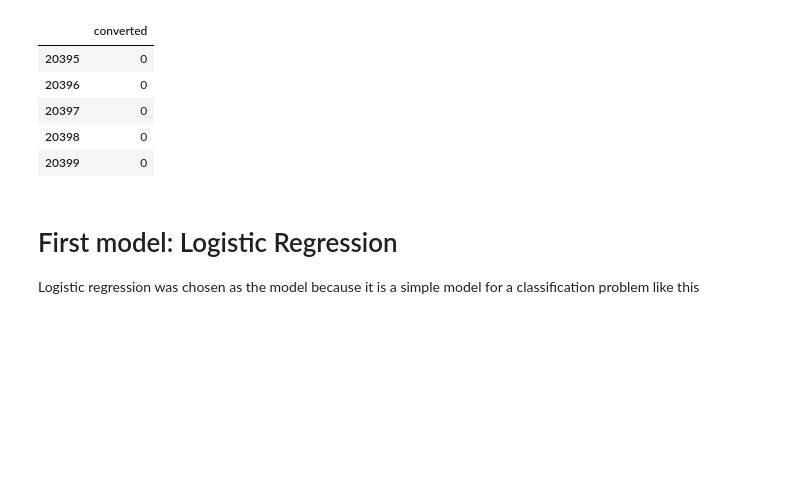
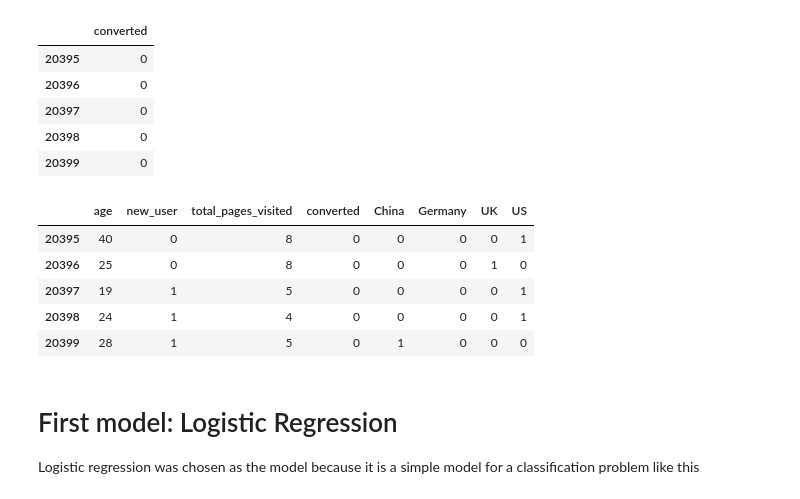
Before and after one commit to Fungie/Data_science_tasks, a Jupyter notebook: Predicting company website conversion rate.ipynb, the cells around one changed output. Saved outputs shown, nothing was run; the diff lists cells and outputs as text; code cells hidden in the pictures; blank space fills up the shorter version.

```diff
--- a/Predicting company website conversion rate.ipynb
+++ b/Predicting company website conversion rate.ipynb
@@ -256,6 +256,17 @@ y.tail()
 | 20397 | 0 |
 | 20398 | 0 |
 | 20399 | 0 |
+# %%
+#df.drop('country',axis=1,inplace=True)
+X1 = pd.concat([df,country_dummies],axis=1)
+X1.tail()
+# %% [output]
+|  | age | new_user | total_pages_visited | converted | China | Germany | UK | US |
+| 20395 | 40 | 0 | 8 | 0 | 0 | 0 | 0 | 1 |
+| 20396 | 25 | 0 | 8 | 0 | 0 | 0 | 1 | 0 |
+| 20397 | 19 | 1 | 5 | 0 | 0 | 0 | 0 | 1 |
+| 20398 | 24 | 1 | 4 | 0 | 0 | 0 | 0 | 1 |
+| 20399 | 28 | 1 | 5 | 0 | 1 | 0 | 0 | 0 |
 # %%
 # data is split up into training and testing sets using sklearn
 from sklearn.cross_validation import train_test_split
```
Also changed, not shown: parts of 2 cells of this notebook.
